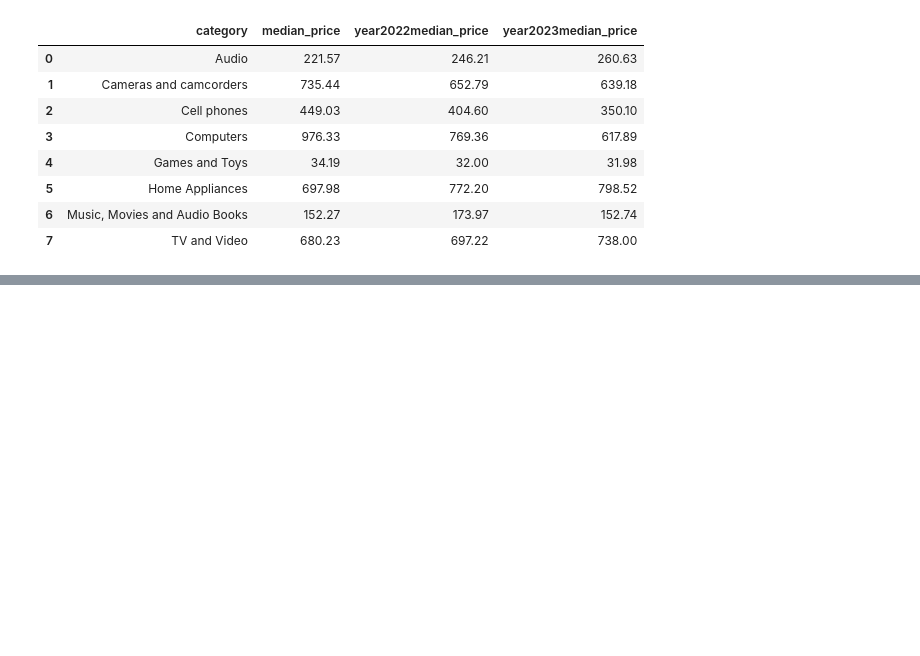
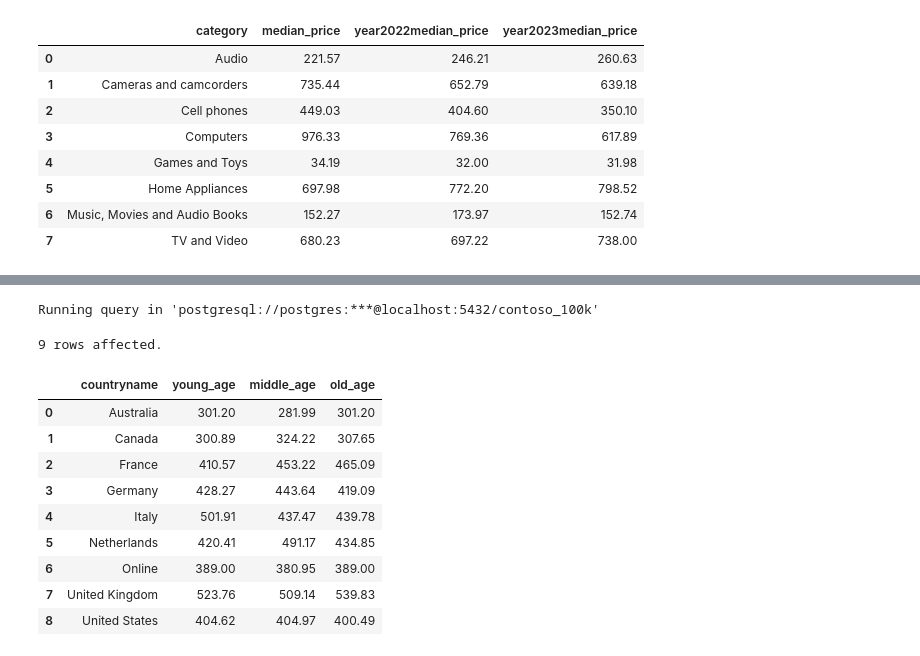
Before and after one commit to ahmadkhanzadeh/AI_Data_Analyzing, a Jupyter notebook: extract_the_name_of_all_tables_and_the_column_name_of_any_table.ipynb, the cells around one changed output, grey strips where cells are left out. Saved outputs shown, nothing was run; the diff lists cells and outputs as text; code cells hidden in the pictures; blank space fills up the shorter version.

```diff
--- a/extract_the_name_of_all_tables_and_the_column_name_of_any_table.ipynb
+++ b/extract_the_name_of_all_tables_and_the_column_name_of_any_table.ipynb
@@ -314,0 +338,24 @@ Running query in 'postgresql://postgres:***@localhost:5432/contoso_100k'
+# %%
+# median net revenue for different age groups across various countries
+%%sql
+SELECT st.countryname,
+percentile_disc(0.5) within group (order by CASE WHEN cu.age<30 THEN sa.netprice*sa.quantity/sa.exchangerate END) AS young_age,
+percentile_disc(0.5) within group (order by CASE WHEN cu.age BETWEEN 30 AND 50 THEN sa.netprice*sa.quantity/sa.exchangerate END) AS middle_age,
+percentile_disc(0.5) within group (order by CASE WHEN cu.age>50 THEN sa.netprice*sa.quantity/sa.exchangerate END) AS old_age
+FROM sales as sa
+INNER JOIN store as st ON sa.storekey=st.storekey
+INNER JOIN customer as cu ON cu.customerkey=sa.customerkey
+GROUP BY st.countryname
+# %% [output]
+Running query in 'postgresql://postgres:***@localhost:5432/contoso_100k'
+9 rows affected.
+|  | countryname | young_age | middle_age | old_age |
+| 0 | Australia | 301.20 | 281.99 | 301.20 |
+| 1 | Canada | 300.89 | 324.22 | 307.65 |
+| 2 | France | 410.57 | 453.22 | 465.09 |
+| 3 | Germany | 428.27 | 443.64 | 419.09 |
+| 4 | Italy | 501.91 | 437.47 | 439.78 |
+| 5 | Netherlands | 420.41 | 491.17 | 434.85 |
+| 6 | Online | 389.00 | 380.95 | 389.00 |
+| 7 | United Kingdom | 523.76 | 509.14 | 539.83 |
+| 8 | United States | 404.62 | 404.97 | 400.49 |
```
Also changed, not shown: parts of 6 cells of this notebook.
